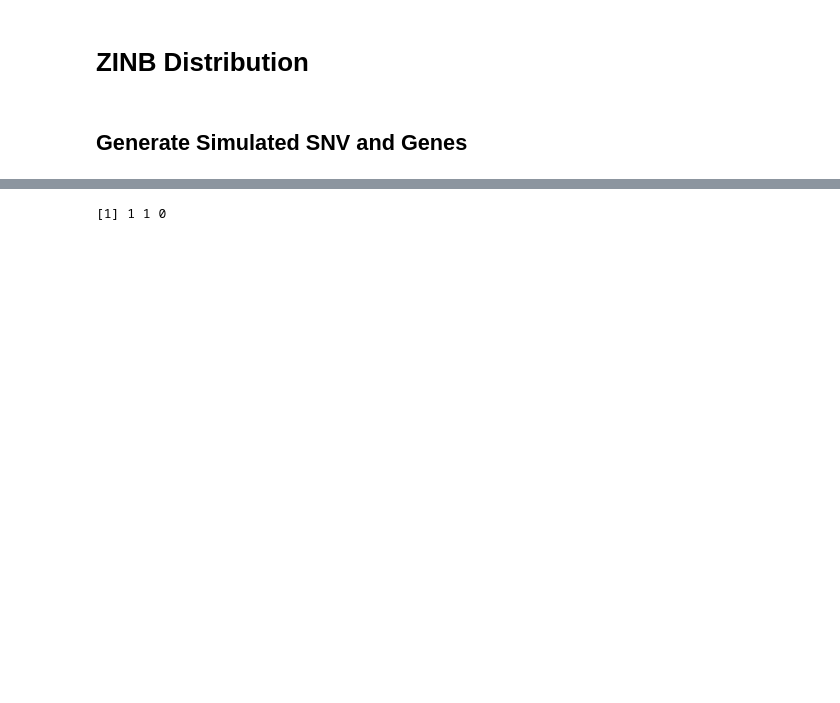
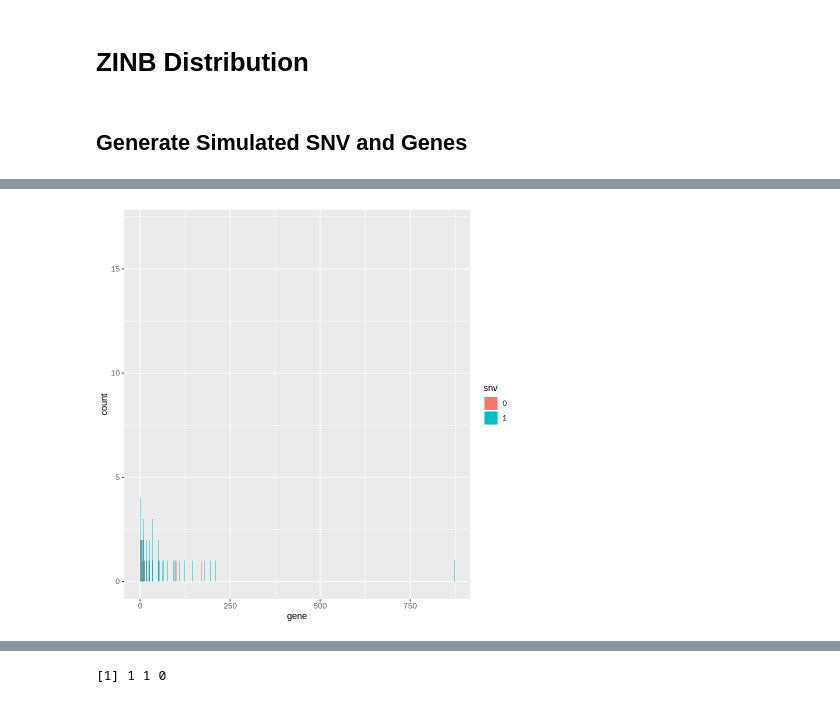
Before and after one commit to thu1911/snv, a Jupyter notebook: Simulation.ipynb, the cells around one changed output, grey strips where cells are left out. Drawn from its saved outputs; the diff is of its cells as text; code cells hidden in the pictures; blank space fills up the shorter version.

```diff
--- a/Simulation.ipynb
+++ b/Simulation.ipynb
@@ -28,0 +30,20 @@ sum(SNV.simulated(100,0.3,20) == 0)
+# %%
+gene.simulated <- function(sample.size,zero.rate, gene.mu){
+    zero.size <- ceiling(sample.size * zero.rate)
+    nonzero.size <- sample.size - zero.size
+    gene.zero <- rep(0, zero.size)
+    gene.nonzero <- rpois(nonzero.size, gene.mu)
+    gene <- c(gene.zero,gene.nonzero)
+    return(gene)
+}
+# %%
+sample.size.1 <- 50
+sample.size.2 <- 50
+zero.rate <- 0.9
+snv.1 <- sample(SNV.simulated(sample.size.1,zero.rate,gene.mu = 10))
+snv.2 <- sample(SNV.simulated(sample.size.2,zero.rate,gene.mu = 10,is.snv = FALSE))
+gene.1 <- sample(gene.simulated(sample.size.1,zero.rate,gene.mu = 10))
+gene.2 <- sample(gene.simulated(sample.size.2,zero.rate,gene.mu = 20))
+snv <- c(snv.1,snv.2)
+gene <- c(gene.1,gene.2)
+df <- data.frame(gene,snv)
@@ -28,0 +86,4 @@ sum(SNV.simulated(100,0.3,20) == 0)
+# %%
+ggplot(data = test.del) + geom_bar(aes(x=gene,fill=snv),position = 'dodge')
+# %% [output]
+[figure, added]
```
Also changed, not shown: parts of 15 cells of this notebook, 1 other file.
